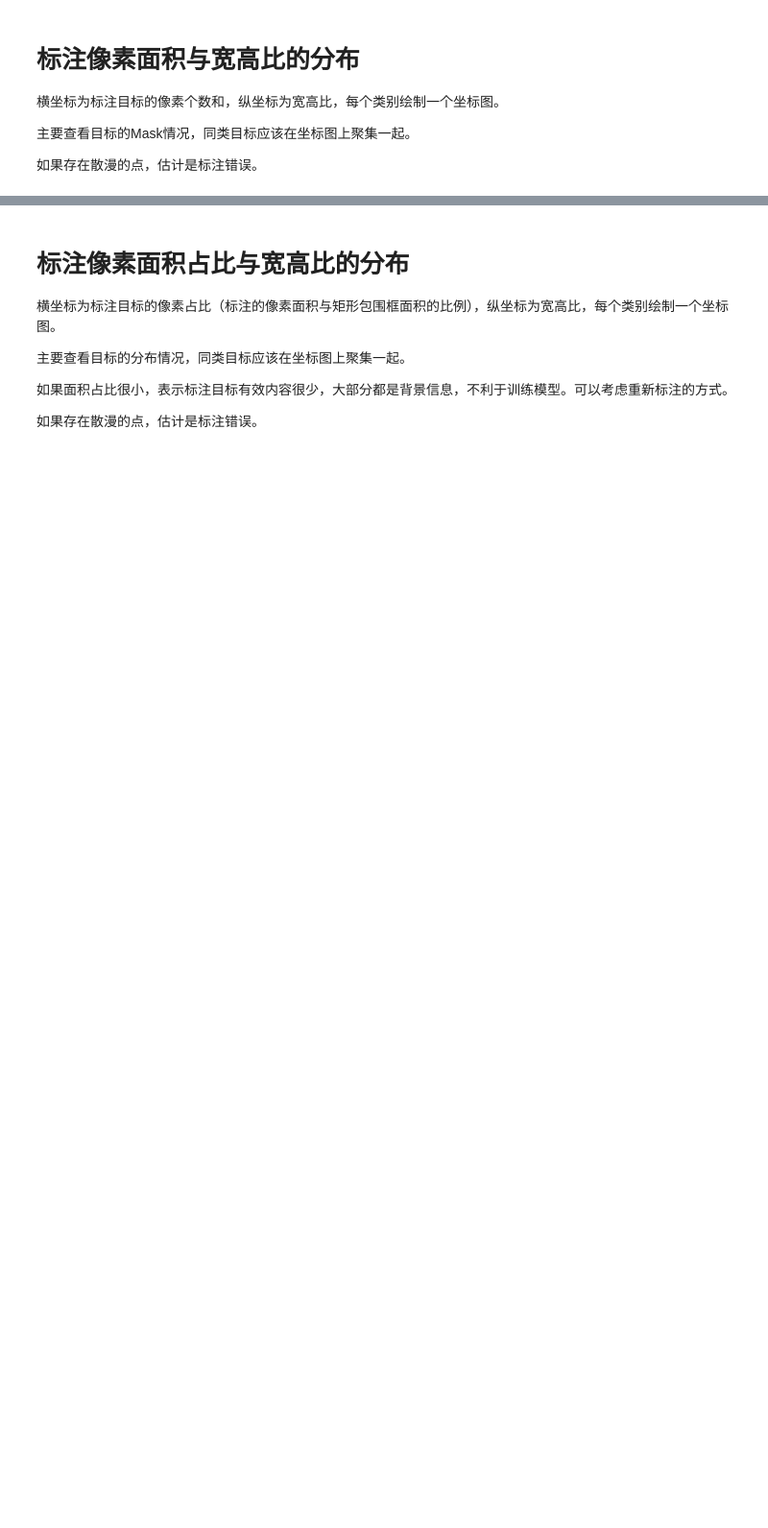
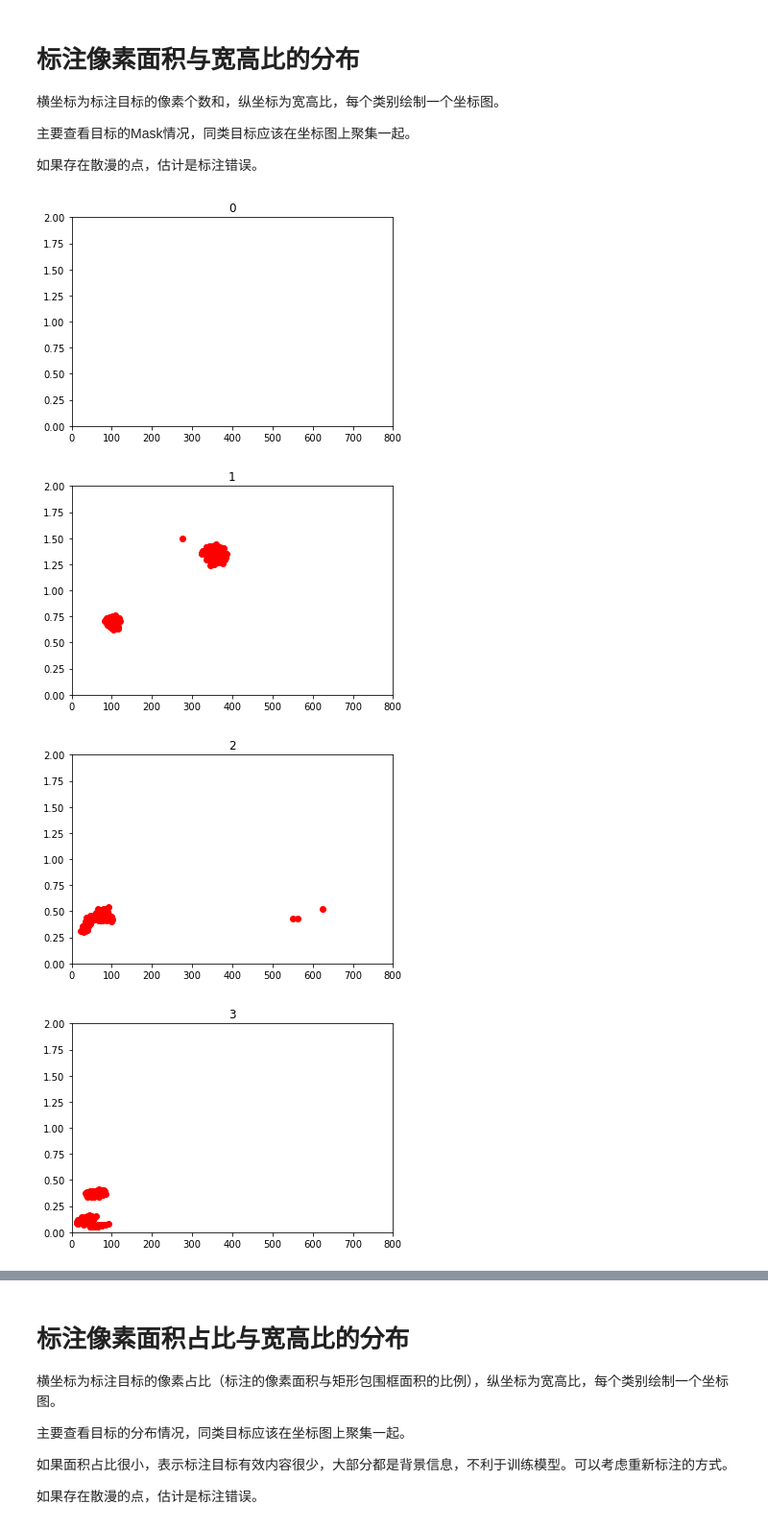
Before and after one commit to Dashark/Mask_RCNN, a Jupyter notebook: statis_gts.ipynb, the cells around one changed output, grey strips where cells are left out. Shown at 96% size. Saved outputs shown, nothing was run; the diff lists cells and outputs as text; code cells hidden in the pictures; blank space fills up the shorter version.

```diff
--- a/statis_gts.ipynb
+++ b/statis_gts.ipynb
@@ -243,7 +245,7 @@ for label_line in label_lines:
     label_id = label_id + 1
 # Validation dataset
 dataset_val = MyDataset()
-dataset_val.load_my(DATASET, "val", class_dict)
+dataset_val.load_my(DATASET, "train", class_dict)
 dataset_val.prepare()
 gt_targets = []
 for image_id in dataset_val.image_ids:
@@ -318,11 +349,16 @@ for i in range(0, 8):
 # %%
 for i in range(0, 8):
     for target in gt_targets:
         # plt.title(target['file'])
         #print('标注目标尺寸：', np.sort(target['obj_sizes']))
         #print('标注目标宽高比：', np.sort(target['obj_wh_ratios']))
-        plt.plot(target['gt_mask_area'][i], target['gt_wh_ratios'][i], 'ro')
+        plt.plot(np.array(target['gt_mask_area'][i])/100, target['gt_wh_ratios'][i], 'ro')
         #plt.plot(target['obj_sizes'], target['obj_wh_ratios'], 'go')
-        plt.axis([0, max(target['gt_mask_area']), 0, 2])
+        plt.axis([0, 800, 0, 2])
     plt.title(i)
     plt.show()
+# %% [output]
+[figure, added]
+[figure, added]
+[figure, added]
+[figure, added]
```
Also changed, not shown: parts of 5 cells of this notebook.
